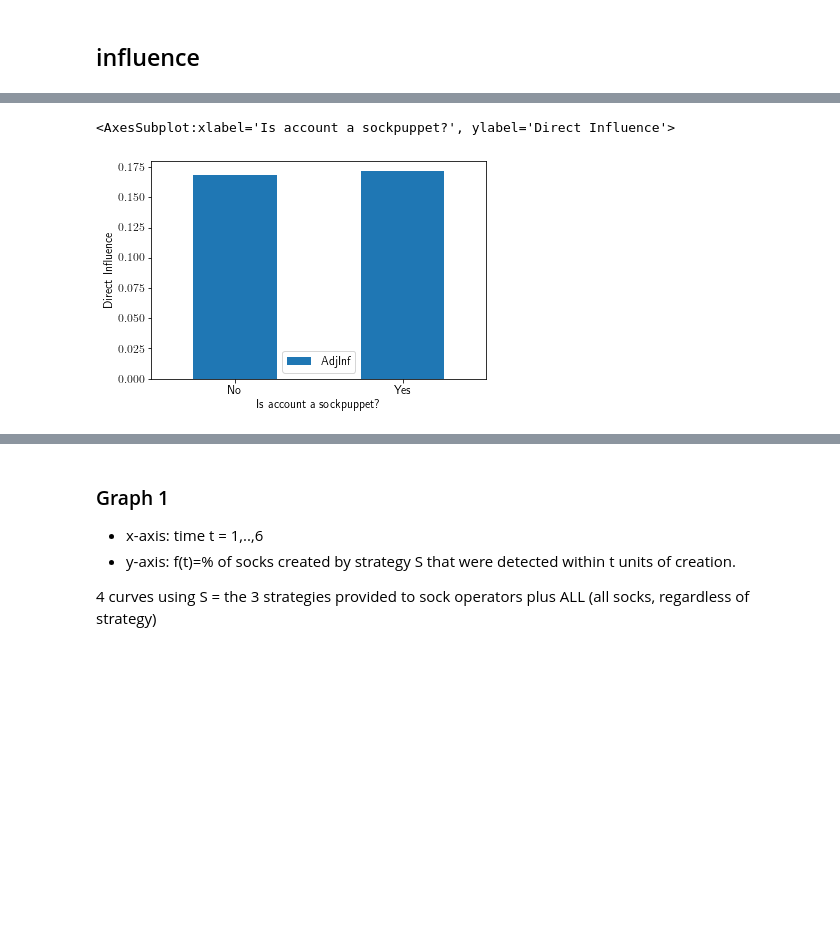
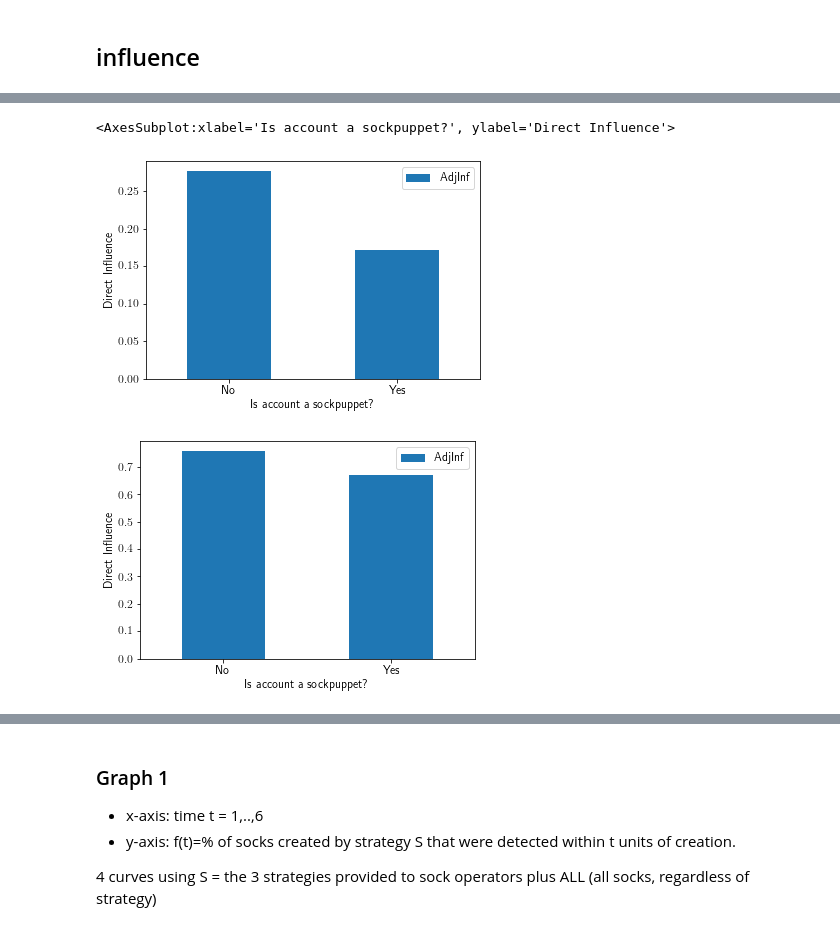
Before and after one commit to ruiliu310/dartpost-research, a Jupyter notebook: data_analytics.ipynb, the cells around one changed output, grey strips where cells are left out. Cells and saved outputs as stored; diff of their text form; code cells hidden in the pictures; blank space fills up the shorter version.

```diff
--- a/data_analytics.ipynb
+++ b/data_analytics.ipynb
@@ -149,6 +158,5 @@ display(df_act.head())
 # %%
-df_users_final = pd.merge(df_users, df_act, left_on=["id"], right_index=True, how="left")
-
+df_users_final = pd.merge(df_users_final, df_act, left_on=["id"], right_index=True, how="left")
 display(df_users_final.head())
 # %% [output]
 |  | id | email | username | password_x | firstName | lastName | fullName | profilePic | isMod | ... |
@@ -161,5 +169,5 @@ display(df_users_final.head())
 # %%
-df_users_act = df_users_final[["isPuppet", "strategy", "PostNum", "ComNum", "TotalAct"]]
+df_users_act = df_users_final[["id", "isPart", "isPuppet", "strategy", "active_flag", "PostNum", "ComNum", "TotalAct"]]
 
 display(df_users_act)
 # %% [output]
@@ -178,0 +187,4 @@ display(df_users_act)
+# %%
+df_all_index = df_users_act["isPart"] | df_users_act["isPuppet"]
+
+df_active_index = df_all_index & df_users_act["active_flag"]
@@ -223,7 +250,7 @@ for u1, u2 in zip(df_follow["FollowerId"], df_follow["FollowingId"]):
         dict_followby[u2] = set()
     dict_followby[u2] |= set([u1])
 # %%
-df_users_inf = df_users_final[["id", "isPuppet", "strategy", "PostNum", "ComNum", "TotalAct"]]
+df_users_inf = df_users_final[["id", "isPuppet", "isPart", "strategy", "PostNum", "ComNum", "TotalAct"]]
 
 display(df_users_inf)
 # %% [output]
@@ -277,6 +310,9 @@ df_users_inf[["strategy", "inf"]].groupby("strategy").mean().plot(kind="bar", ro
 # %%
-df_users_inf.replace(np.inf, np.nan)[["isPuppet", "AdjInf"]].groupby("isPuppet").mean().rename(index={"t": "Yes", "f": "No"}).plot(kind="bar", rot=0, xlabel="Is account a sockpuppet?", ylabel="Direct Influence")
+df_users_inf[df_all_index].replace(np.inf, np.nan)[["isPuppet", "AdjInf"]].groupby("isPuppet").mean().rename(index={True: "Yes", False: "No"}).plot(kind="bar", rot=0, xlabel="Is account a sockpuppet?", ylabel="Direct Influence")
+
+df_users_inf[df_active_index].replace(np.inf, np.nan)[["isPuppet", "AdjInf"]].groupby("isPuppet").mean().rename(index={True: "Yes", False: "No"}).plot(kind="bar", rot=0, xlabel="Is account a sockpuppet?", ylabel="Direct Influence")
 # %% [output]
 <AxesSubplot:xlabel='Is account a sockpuppet?', ylabel='Direct Influence'>
-[figure, old version]
+[figure, new version]
+[figure, added]
 # %%
```
Also changed, not shown: parts of 44 cells of this notebook, 1 other file.
